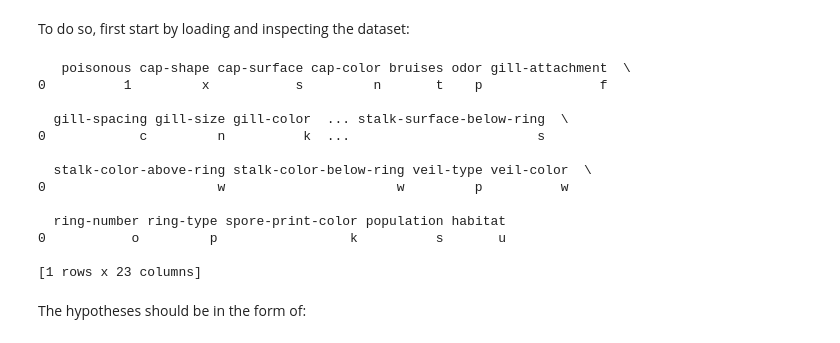
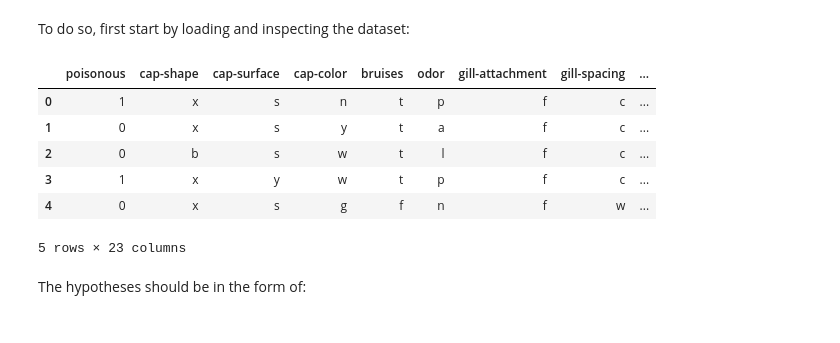
Before and after one commit to mastersunny/Machine-Learning, a Jupyter notebook: assignment1/assignment1.ipynb, the cells around one changed output. Drawn from its saved outputs; the diff is of its cells as text; code cells hidden in the pictures.

```diff
--- a/assignment1/assignment1.ipynb
+++ b/assignment1/assignment1.ipynb
@@ -33,23 +33,17 @@ import pandas as pd
 To do so, first start by loading and inspecting the dataset:
 # %%
 # Load the data
-
-data = pd.read_csv('data/UCI_mushroom_data.csv')
-print(data[0:1])
+# Load the data
+data = pd.read_csv("data/UCI_mushroom_data.csv", sep=",")
+data.head()
 # %% [output]
+|  | poisonous | cap-shape | cap-surface | cap-color | bruises | odor | gill-attachment | gill-spacing | ... |
+| 0 | 1 | x | s | n | t | p | f | c | ... |
+| 1 | 0 | x | s | y | t | a | f | c | ... |
+| 2 | 0 | b | s | w | t | l | f | c | ... |
+| 3 | 1 | x | y | w | t | p | f | c | ... |
+| 4 | 0 | x | s | g | f | n | f | w | ... |
-   poisonous cap-shape cap-surface cap-color bruises odor gill-attachment  \
-0          1         x           s         n       t    p               f
-
-  gill-spacing gill-size gill-color  ... stalk-surface-below-ring  \
-0            c         n          k  ...                        s
-
-  stalk-color-above-ring stalk-color-below-ring veil-type veil-color  \
-0                      w                      w         p          w
-
-  ring-number ring-type spore-print-color population habitat
-0           o         p                 k          s       u
-
-[1 rows x 23 columns]
+5 rows × 23 columns
 # %% [markdown]
 The hypotheses should be in the form of:
 # %%
```
Also changed, not shown: parts of 13 cells of this notebook.
